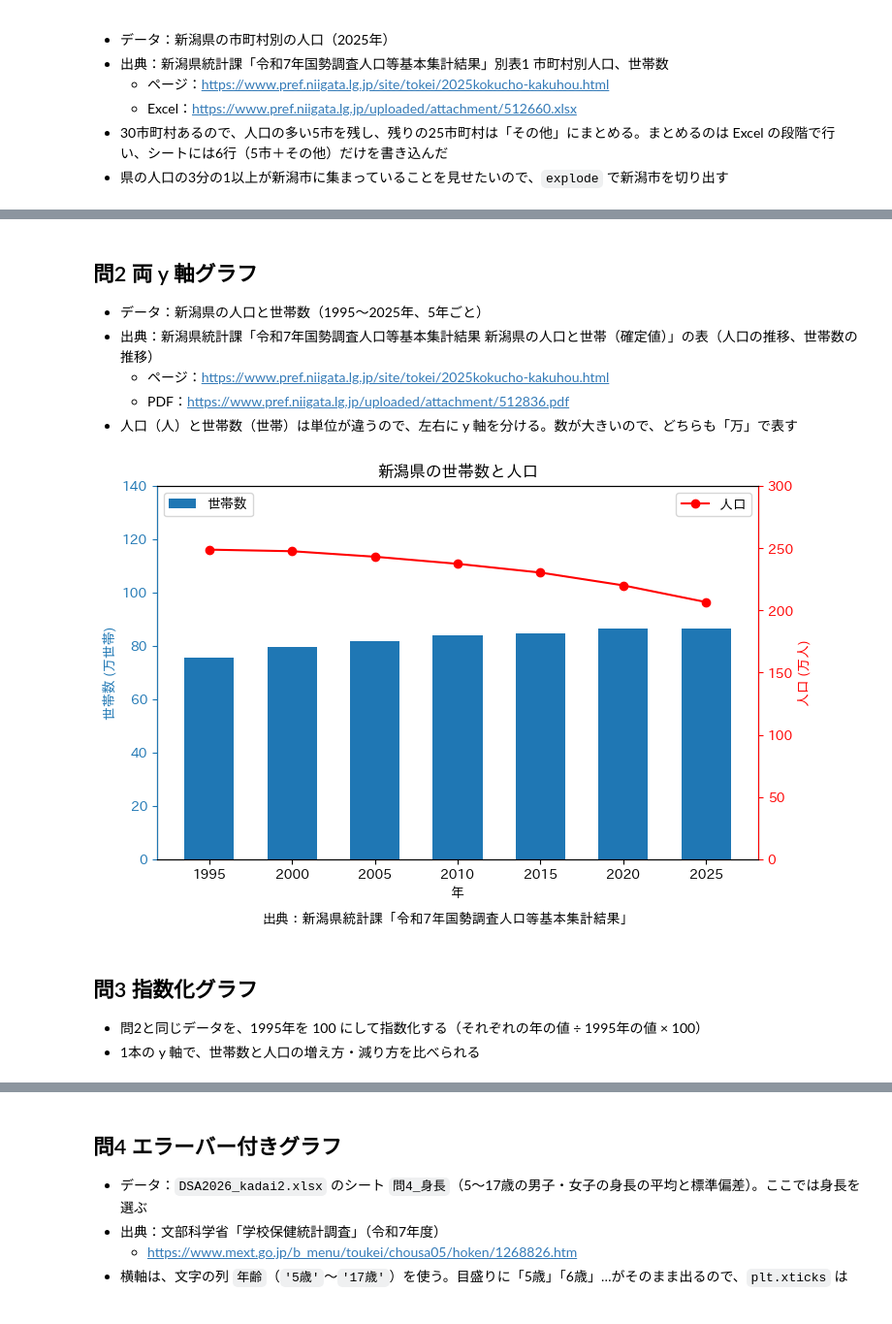
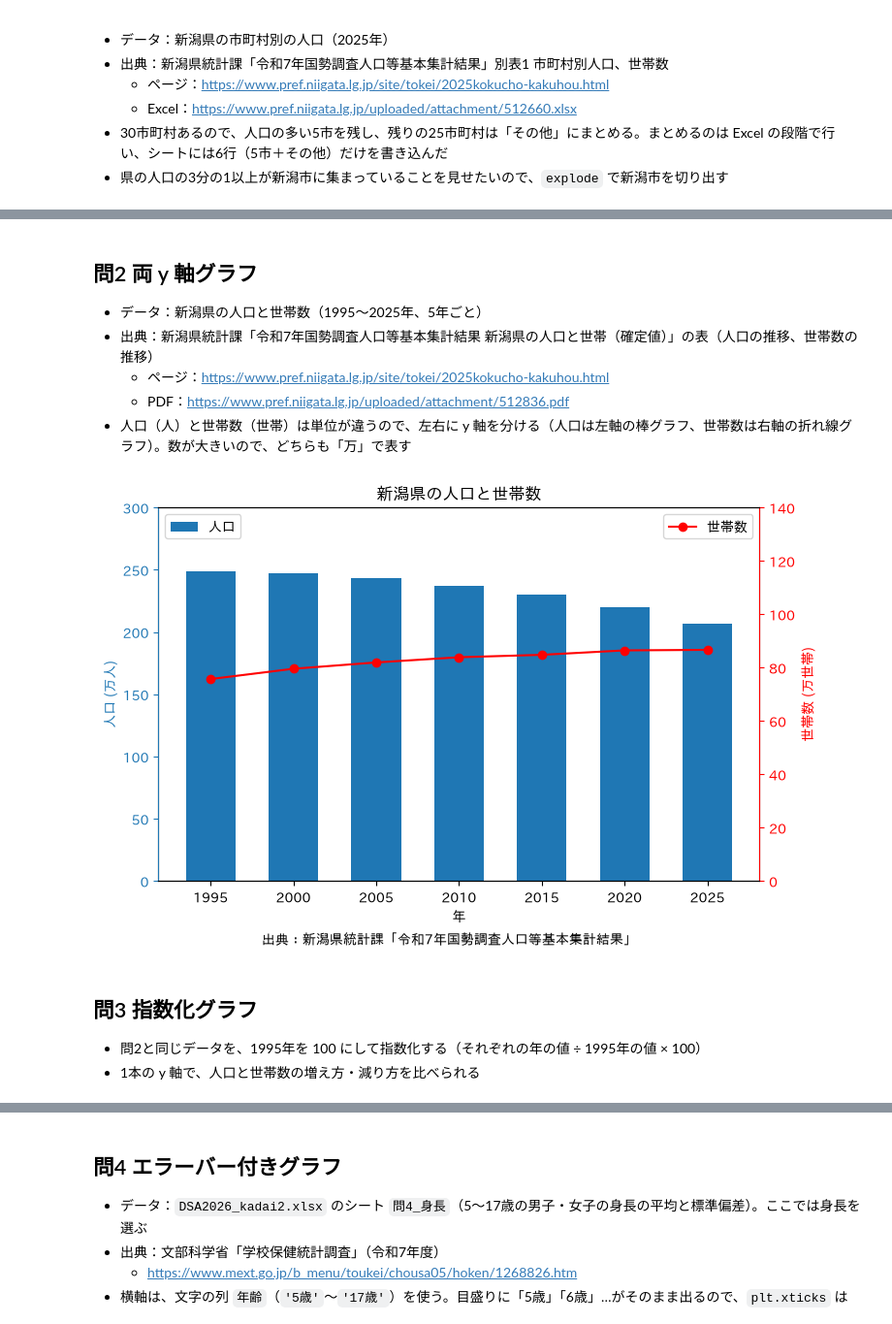
Before and after one commit to CreativeStudies-NGT/lectures, a Jupyter notebook: dsa/DSA2026_第２回課題_模範解答.ipynb, the cells around one changed output, grey strips where cells are left out. Shown at 97% size. Saved outputs shown, nothing was run; the diff lists cells and outputs as text; code cells hidden in the pictures.

```diff
--- a/dsa/DSA2026_第２回課題_模範解答.ipynb
+++ b/dsa/DSA2026_第２回課題_模範解答.ipynb
@@ -51,38 +51,38 @@ plt.show()
 - 出典：新潟県統計課「令和7年国勢調査人口等基本集計結果 新潟県の人口と世帯（確定値）」の表（人口の推移、世帯数の推移）
   - ページ：https://www.pref.niigata.lg.jp/site/tokei/2025kokucho-kakuhou.html
   - PDF：https://www.pref.niigata.lg.jp/uploaded/attachment/512836.pdf
-- 人口（人）と世帯数（世帯）は単位が違うので、左右に y 軸を分ける。数が大きいので、どちらも「万」で表す
+- 人口（人）と世帯数（世帯）は単位が違うので、左右に y 軸を分ける（人口は左軸の棒グラフ、世帯数は右軸の折れ線グラフ）。数が大きいので、どちらも「万」で表す
 # %%
 df_pop = pd.read_excel('DSA2026_kadai2_模範解答.xlsx', sheet_name='問2_両y軸')
 
 plt.figure(figsize=(8, 5))
 
-plt.bar(df_pop['年'], df_pop['世帯数'] / 10000, width=3, color='tab:blue', label='世帯数')
-plt.ylabel('世帯数 (万世帯)', color='tab:blue')
-plt.ylim(0, 140)
+plt.bar(df_pop['年'], df_pop['人口'] / 10000, width=3, color='tab:blue', label='人口')
+plt.ylabel('人口 (万人)', color='tab:blue')
+plt.ylim(0, 300)
 plt.tick_params(axis='y', colors='tab:blue')
 plt.xlabel('年')
 plt.xticks(df_pop['年'])
-plt.title('新潟県の世帯数と人口')
+plt.title('新潟県の人口と世帯数')
 plt.legend(loc='upper left')
 
 plt.twinx()
-plt.plot(df_pop['年'], df_pop['人口'] / 10000, color='r', marker='o', label='人口')
-plt.ylabel('人口 (万人)', color='r')
-plt.ylim(0, 300)
+plt.plot(df_pop['年'], df_pop['世帯数'] / 10000, color='r', marker='o', label='世帯数')
+plt.ylabel('世帯数 (万世帯)', color='r')
+plt.ylim(0, 140)
 plt.tick_params(axis='y', colors='r')
 plt.gca().spines['right'].set_color('r')
 plt.gca().spines['left'].set_color('tab:blue')
 plt.legend(loc='upper right')
 
 plt.figtext(0.5, -0.02, '出典：新潟県統計課「令和7年国勢調査人口等基本集計結果」', ha='center')
 plt.savefig('kadai2_q2.png', transparent=True, bbox_inches='tight')
 plt.show()
 # %% [output]
-[figure, old version]
+[figure, new version]
 # %% [markdown]
 ## 問3 指数化グラフ
 
 - 問2と同じデータを、1995年を 100 にして指数化する（それぞれの年の値 ÷ 1995年の値 × 100）
-- 1本の y 軸で、世帯数と人口の増え方・減り方を比べられる
+- 1本の y 軸で、人口と世帯数の増え方・減り方を比べられる
 # %%
```
Also changed, not shown: parts of 4 cells of this notebook.
